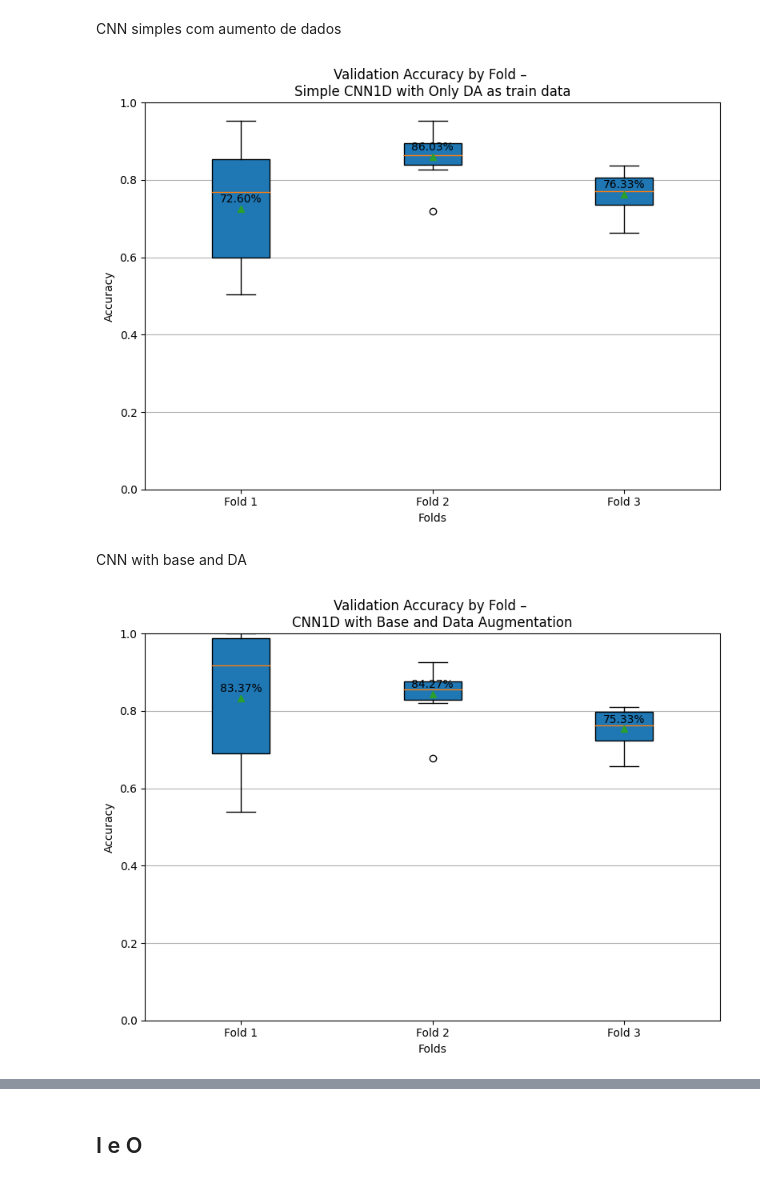
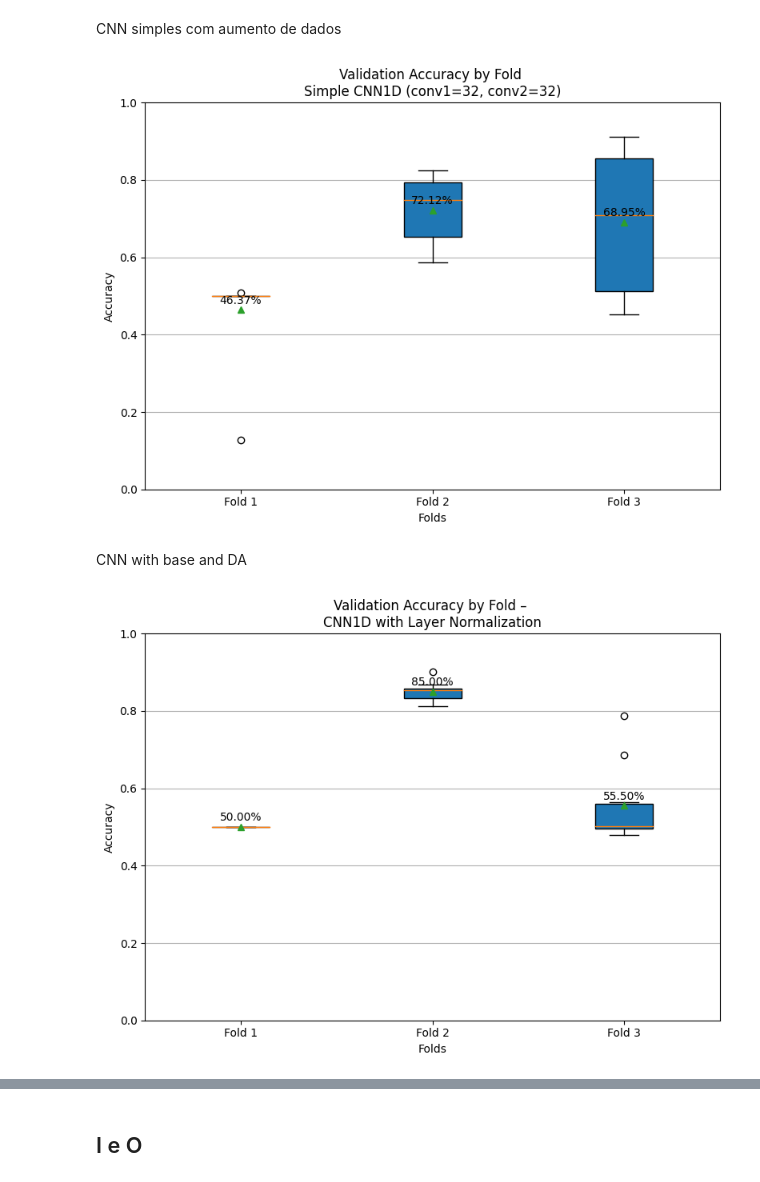
Before and after one commit to rochasantos/CWRU-AutoEncoder-Diagnosis, a Jupyter notebook: notebook.ipynb, the cells around one changed output, grey strips where cells are left out. Saved outputs shown, nothing was run; the diff lists cells and outputs as text; code cells hidden in the pictures.

```diff
--- a/notebook.ipynb
+++ b/notebook.ipynb
@@ -115,13 +103,3 @@ plot_accuracy_boxplot(total_accuracies, title="Simple CNN")
 Modelo: CNN com Batch Normalization<br>
 Número de épocas: 30<br>
 Taxa de aprendizagem: 0.0001<br>
-# %%
-import pickle
-
-with open("pkl_files/cnn_with_bn.pkl", "rb") as f:
-    data = pickle.load(f)
-
-total_history = data[0]
-total_accuracies = data[1]
-# plot_training_history(total_history)
-plot_accuracy_boxplot(total_accuracies, title="Validation Accuracy by Fold – \nCNN1D with Batch Normalization")
@@ -131,13 +107,3 @@ plot_accuracy_boxplot(total_accuracies, title="Validation Accuracy by Fold – \
 Modelo: CNN com Batch Normalizatio e Dropout<br>
 Número de épocas: 30<br>
 Taxa de aprendizagem: 0.0001<br>
-# %%
-import pickle
-
-with open("pkl_files/cnn_with_bn_dp.pkl", "rb") as f:
-    data = pickle.load(f)
-
-total_history = data[0]
-total_accuracies = data[1]
-# plot_training_history(total_history)
-plot_accuracy_boxplot(total_accuracies, title="Validation Accuracy by Fold – \nCNN1D with Batch Normalization and Dropout")
@@ -181,26 +145,26 @@ CNN simples com aumento de dados
 # %%
 import pickle
 
-with open("pkl_files/cnn_with_da.pkl", "rb") as f:
+with open("pkl_files/simple-cnn_32-32.pkl", "rb") as f:
     data = pickle.load(f)
 
 total_history = data[0]
 total_accuracies = data[1]
 # plot_training_history(total_history)
-plot_accuracy_boxplot(total_accuracies, title="Validation Accuracy by Fold – \nSimple CNN1D with Only DA as train data")
+plot_accuracy_boxplot(total_accuracies, title="Validation Accuracy by Fold \nSimple CNN1D (conv1=32, conv2=32)")
 # %% [output]
-[figure, old version]
+[figure, new version]
 # %% [markdown]
 CNN with base and DA
 # %%
 import pickle
 
-with open("pkl_files/cnn_with_base_and_da.pkl", "rb") as f:
+with open("pkl_files/cnn_init_ln.pkl", "rb") as f:
     data = pickle.load(f)
 
 total_history = data[0]
 total_accuracies = data[1]
 # plot_training_history(total_history)
-plot_accuracy_boxplot(total_accuracies, title="Validation Accuracy by Fold – \nCNN1D with Base and Data Augmentation")
+plot_accuracy_boxplot(total_accuracies, title="Validation Accuracy by Fold – \nCNN1D with Layer Normalization")
 # %% [output]
-[figure, old version]
+[figure, new version]
```
Also changed, not shown: parts of 6 cells of this notebook, 39 other files.
